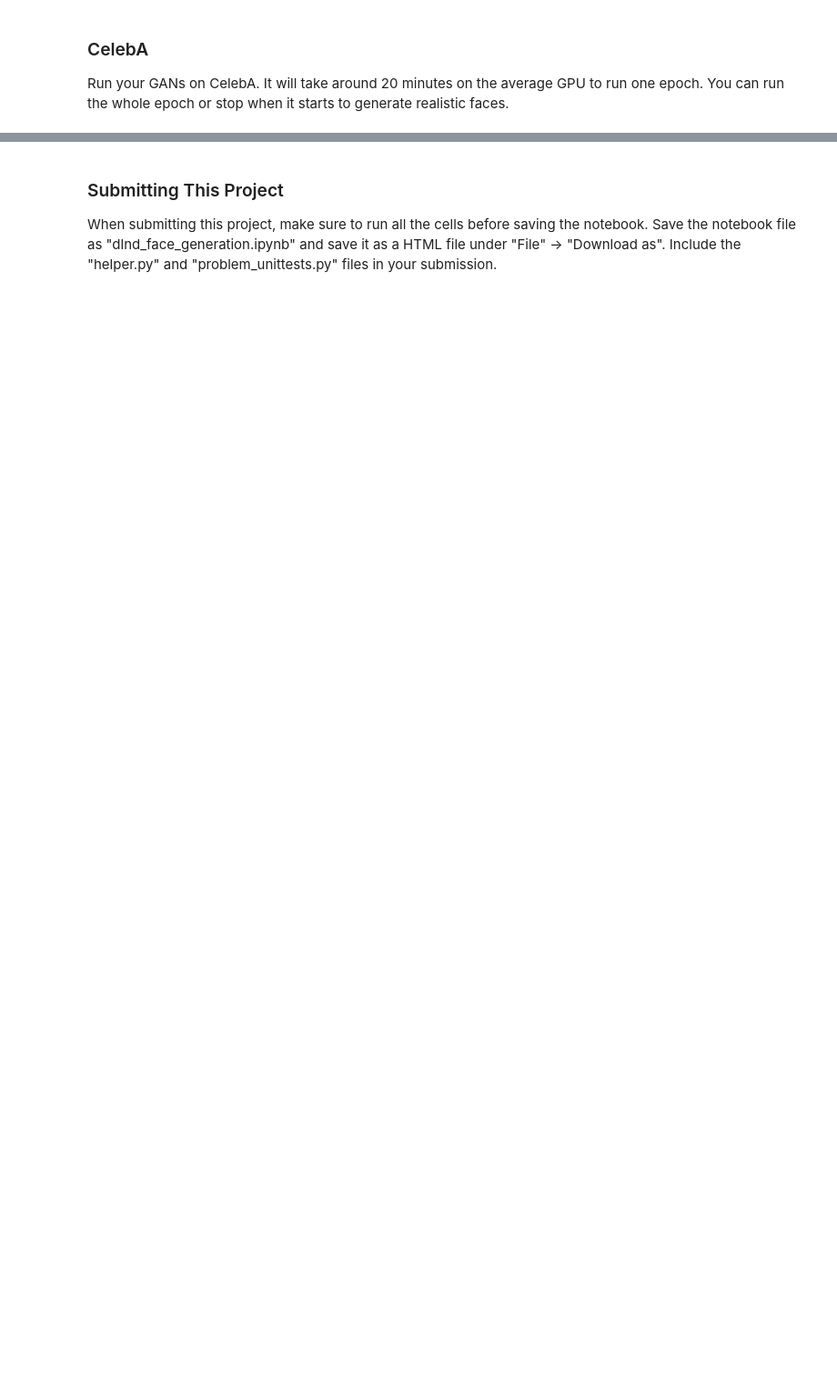
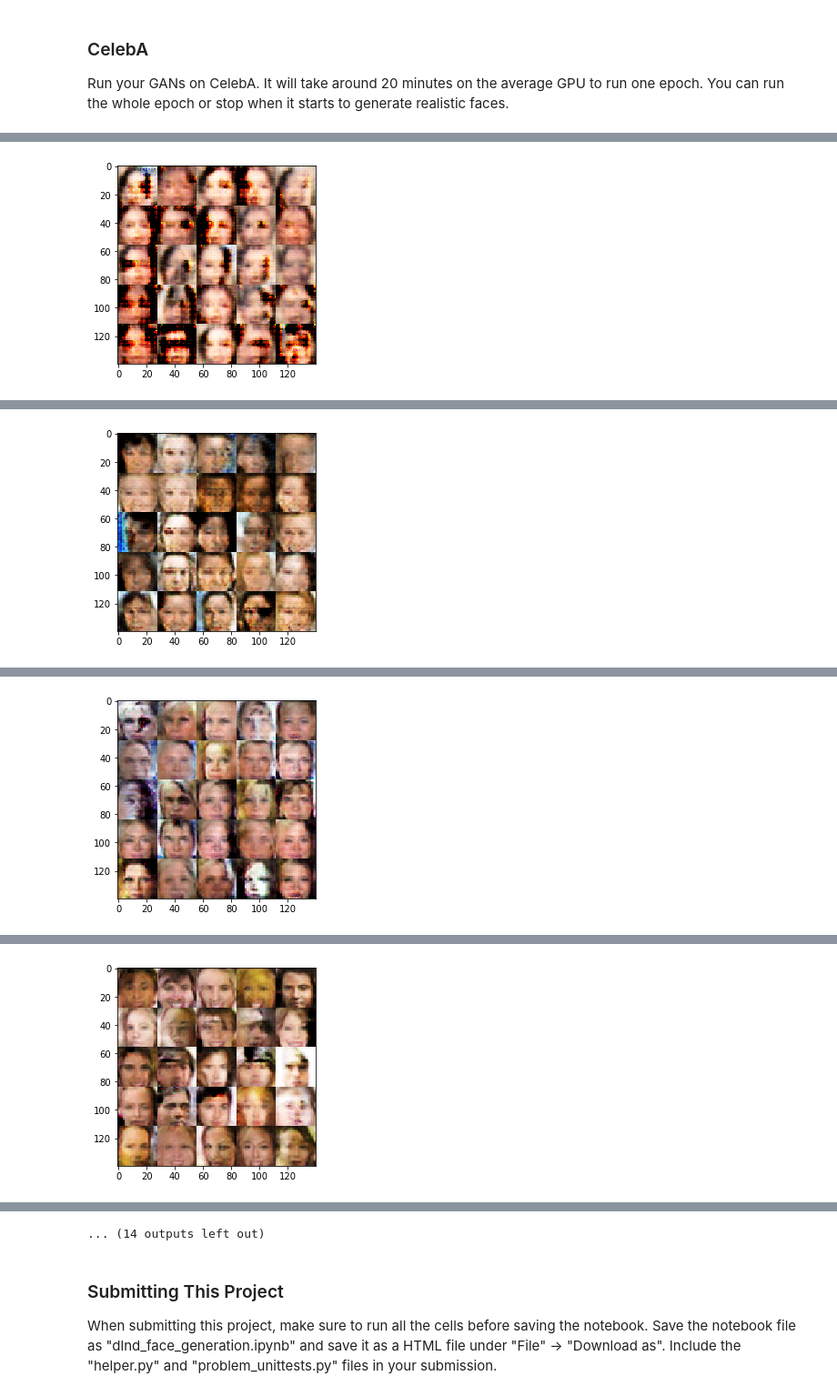
Before and after one commit to JennyLeeStat/face_generation, a Jupyter notebook: dlnd_face_generation.ipynb, the cells around one changed output, grey strips where cells are left out. Shown at 91% size. Cells and saved outputs as stored; diff of their text form; code cells hidden in the pictures; blank space fills up the shorter version.

```diff
--- a/dlnd_face_generation.ipynb
+++ b/dlnd_face_generation.ipynb
@@ -466,0 +622,15 @@ KeyboardInterrupt:
+# %%
+batch_size = 32
+z_dim = 100
+learning_rate = 0.002
+beta1 = 0.5
+print_every = 100
+show_every = 1000
+write_every = 50
+epochs = 2
+
+celeba_dataset = helper.Dataset('celeba', glob(os.path.join(data_dir, 'img_align_celeba/*.jpg')))
+with tf.Graph().as_default():
+    train(epochs, batch_size, z_dim, learning_rate, beta1, celeba_dataset.get_batches,
+          celeba_dataset.shape, celeba_dataset.image_mode, dest_dir="generated/celeba")
+# %% [output]
@@ -466,0 +647 @@ KeyboardInterrupt:
+[figure, added]
@@ -466,0 +658 @@ KeyboardInterrupt:
+[figure, added]
@@ -466,0 +669 @@ KeyboardInterrupt:
+[figure, added]
@@ -466,0 +680 @@ KeyboardInterrupt:
+[figure, added]
@@ -467,3 +703,4 @@ KeyboardInterrupt:
+... (14 outputs left out)
 # %% [markdown]
 ### Submitting This Project
 When submitting this project, make sure to run all the cells before saving the notebook. Save the notebook file as "dlnd_face_generation.ipynb" and save it as a HTML file under "File" -> "Download as". Include the "helper.py" and "problem_unittests.py" files in your submission.
```
Also changed, not shown: parts of 12 cells of this notebook, 2 other files.
